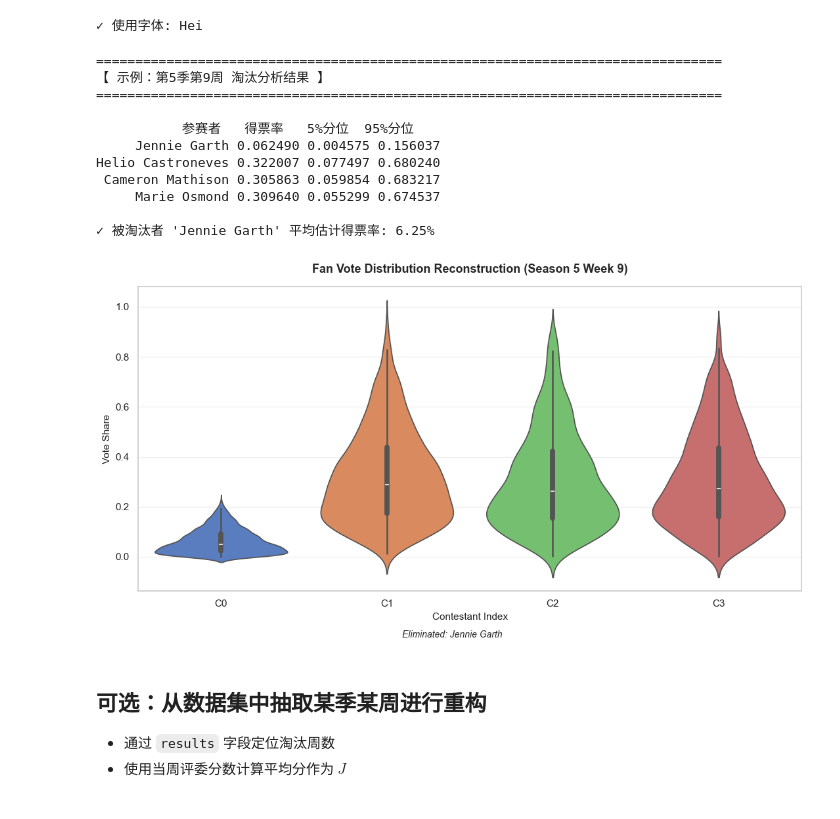
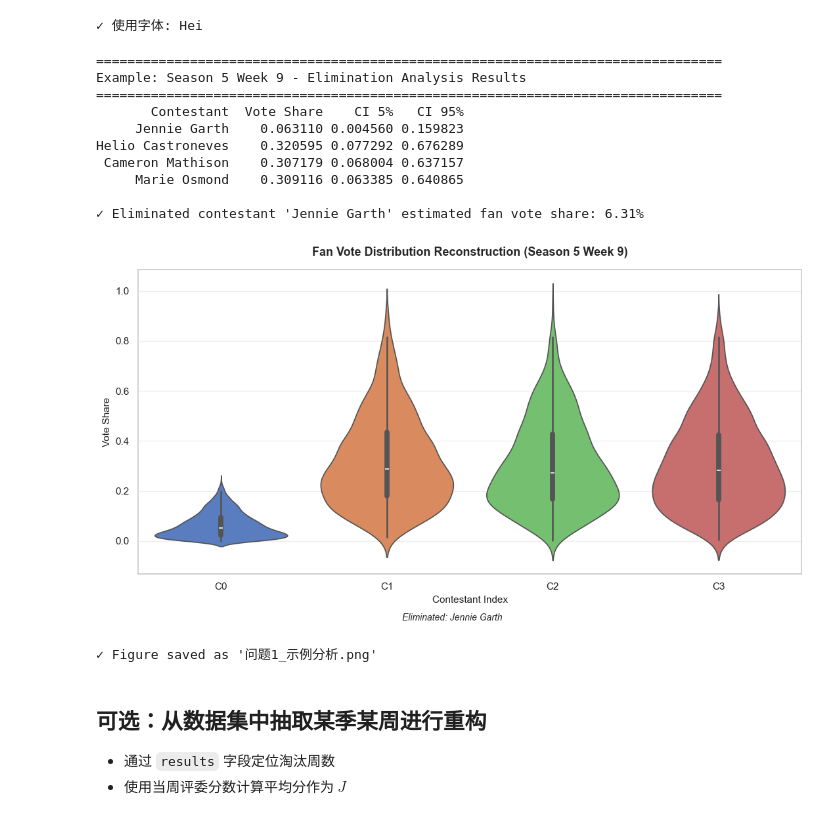
Before and after one commit to fuxiaoji/mcm, a Jupyter notebook: c/问题1_完整分析/问题1.ipynb, the cells around one changed output. Drawn from its saved outputs; the diff is of its cells as text; code cells hidden in the pictures.

```diff
--- a/c/问题1_完整分析/问题1.ipynb
+++ b/c/问题1_完整分析/问题1.ipynb
@@ -235,7 +235,7 @@ class FanVoteReconstructor:
 
         return np.array(samples[::thinning])
 # %%
-# 示例：第5季第9周 Jennie Garth 淘汰分析 (百分比法)
+# Example: Season 5 Week 9 - Jennie Garth Elimination Analysis (Percentage Method)
 scores = [29, 28, 30, 30]
 eliminated = 0
 names_example = ['Jennie Garth', 'Helio Castroneves', 'Cameron Mathison', 'Marie Osmond']
@@ -246,51 +246,56 @@ samples = reconstructor.hit_and_run(n_samples=2000, thinning=5)
 if samples is not None:
     mean_votes = samples.mean(axis=0)
     ci_low = np.quantile(samples, 0.05, axis=0)
     ci_high = np.quantile(samples, 0.95, axis=0)
 
     result_df = pd.DataFrame({
-        '参赛者': names_example,
-        '得票率': mean_votes,
-        '5%分位': ci_low,
-        '95%分位': ci_high
+        'Contestant': names_example,
+        'Vote Share': mean_votes,
+        'CI 5%': ci_low,
+        'CI 95%': ci_high
     })
 
-    display_table(result_df, title='示例：第5季第9周 淘汰分析结果')
+    print('\n' + '='*80)
+    print('Example: Season 5 Week 9 - Elimination Analysis Results')
+    print('='*80)
+    print(result_df.to_string(index=False))
+    print()
 
     eliminated_vote = mean_votes[eliminated]
-    print(f"✓ 被淘汰者 '{names_example[eliminated]}' 平均估计得票率: {eliminated_vote:.2%}\n")
+    print(f"✓ Eliminated contestant '{names_example[eliminated]}' estimated fan vote share: {eliminated_vote:.2%}\n")
 
-    # 创建图表，确保中文显示正确
+    # Create visualization with English labels
     fig, ax = plt.subplots(figsize=(11, 6))
     sns.violinplot(data=samples, palette='muted', ax=ax)
 
-    # 使用英文标题和标签（避免显示问题）
     ax.set_title('Fan Vote Distribution Reconstruction (Season 5 Week 9)',
                  fontsize=13, fontweight='bold', pad=15, loc='center')
     ax.set_xlabel('Contestant Index', fontsize=11)
     ax.set_ylabel('Vote Share', fontsize=11)
     ax.grid(axis='y', alpha=0.3)
     ax.set_xticklabels([f'C{i}' for i in range(len(names_example))], rotation=0)
 
-    # 添加图例说明
+    # Add legend
     fig.text(0.5, 0.02, f'Eliminated: {names_example[eliminated]}',
              ha='center', fontsize=10, style='italic')
 
     plt.tight_layout(rect=[0, 0.03, 1, 1])
+    plt.savefig('问题1_示例分析.png', dpi=150, bbox_inches='tight')
     plt.show()
+    print("✓ Figure saved as '问题1_示例分析.png'")
 # %% [output]
 ================================================================================
-【 示例：第5季第9周 淘汰分析结果 】
+Example: Season 5 Week 9 - Elimination Analysis Results
 ================================================================================
+       Contestant  Vote Share    CI 5%   CI 95%
+     Jennie Garth    0.063110 0.004560 0.159823
+Helio Castroneves    0.320595 0.077292 0.676289
+ Cameron Mathison    0.307179 0.068004 0.637157
+     Marie Osmond    0.309116 0.063385 0.640865
 
-           参赛者   得票率   5%分位  95%分位
-     Jennie Garth 0.062490 0.004575 0.156037
-Helio Castroneves 0.322007 0.077497 0.680240
- Cameron Mathison 0.305863 0.059854 0.683217
-     Marie Osmond 0.309640 0.055299 0.674537
-
-✓ 被淘汰者 'Jennie Garth' 平均估计得票率: 6.25%
+✓ Eliminated contestant 'Jennie Garth' estimated fan vote share: 6.31%
-[figure, old version]
+[figure, new version]
+✓ Figure saved as '问题1_示例分析.png'
 # %% [markdown]
 ## 可选：从数据集中抽取某季某周进行重构
 - 通过 `results` 字段定位淘汰周数
```
Also changed, not shown: parts of 6 cells of this notebook, 13 other files.
